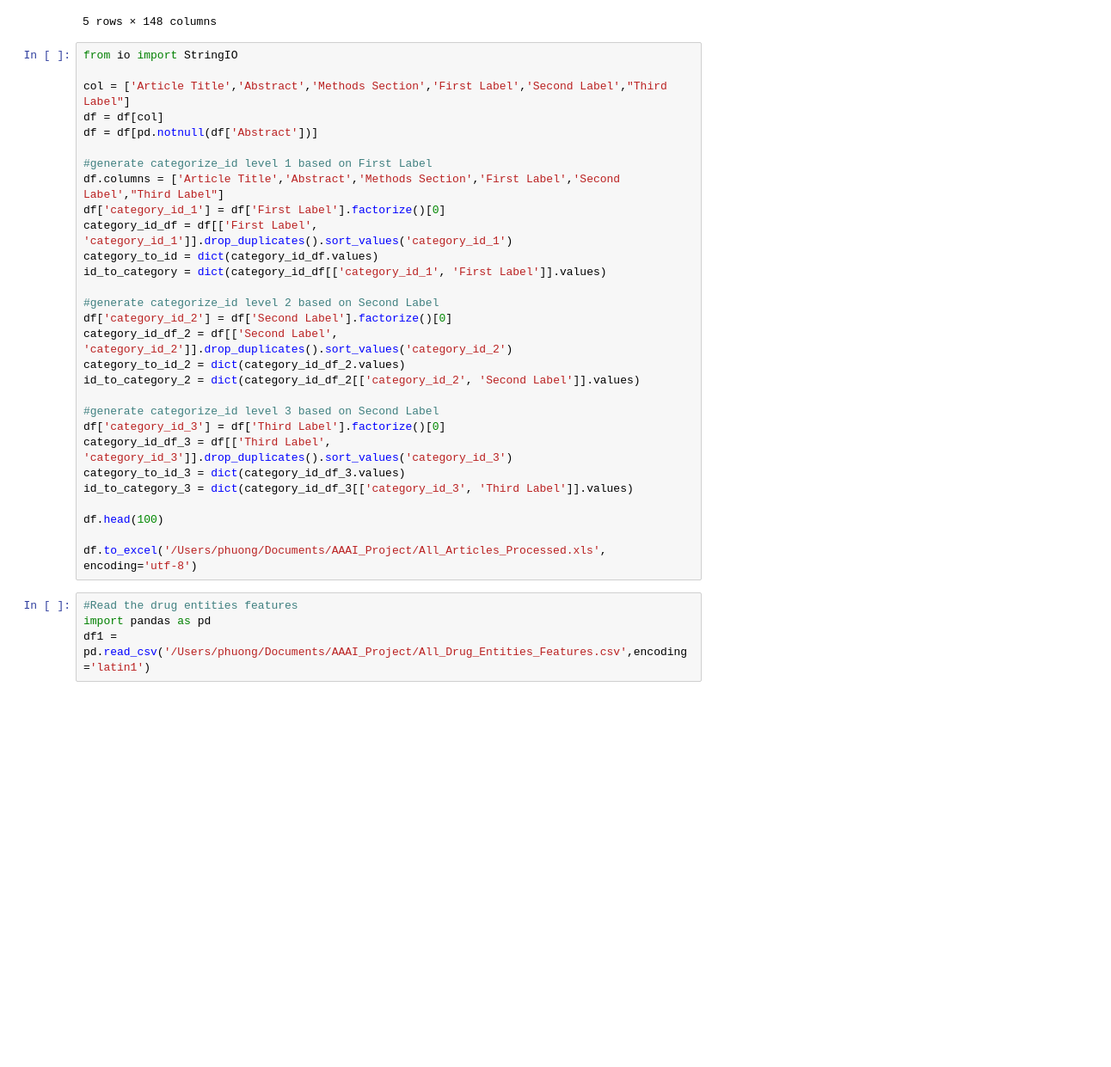
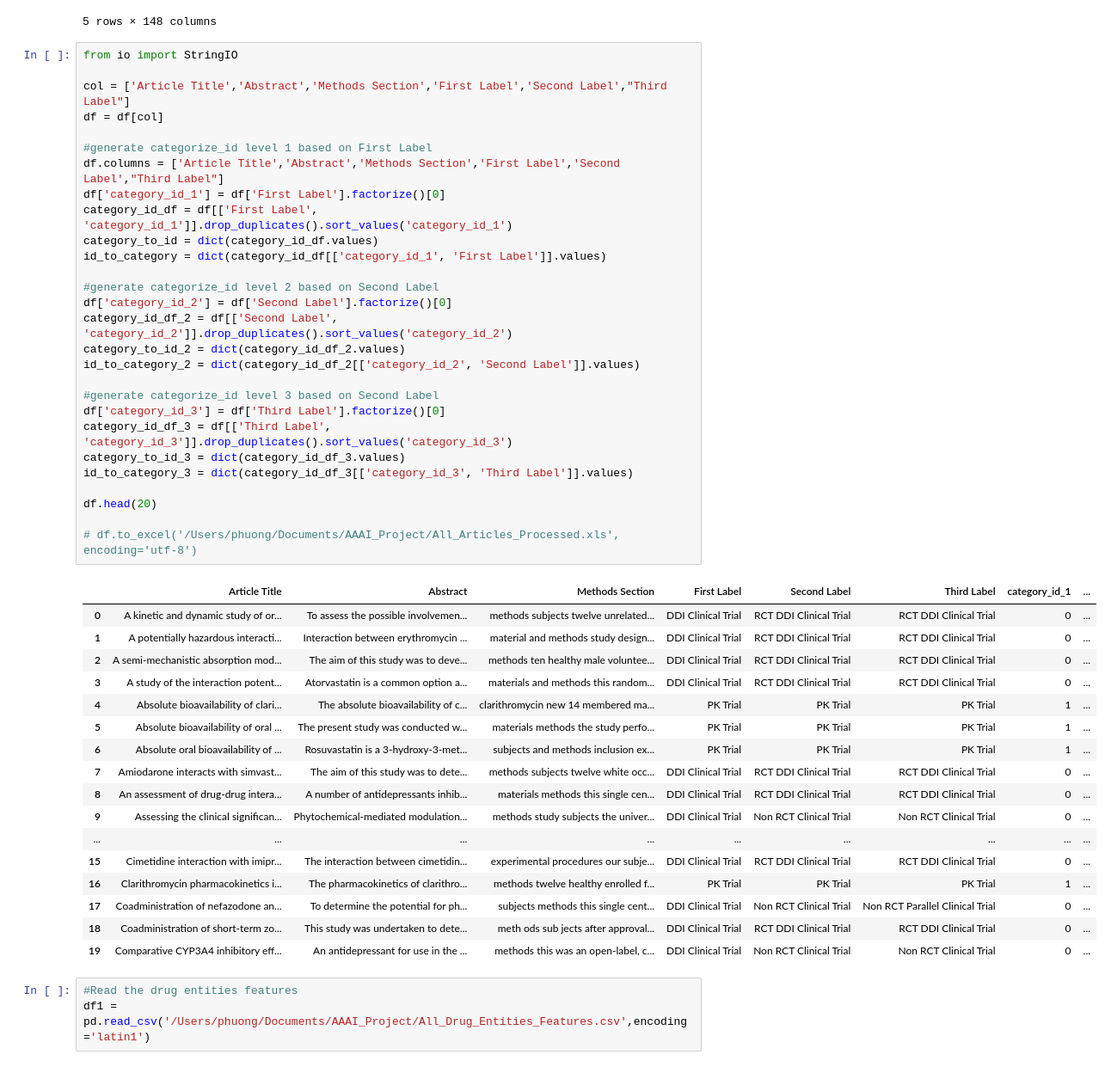
Before and after one commit to infoqualitylab/DDI_Ontology_NLP, a Jupyter notebook: DDITrialsClassifier.ipynb, the cells around one changed output. Shown at 86% size. Saved outputs shown, nothing was run; the diff lists cells and outputs as text; blank space fills up the shorter version.

```diff
--- a/DDITrialsClassifier.ipynb
+++ b/DDITrialsClassifier.ipynb
@@ -13,35 +13,51 @@ df.head()
 # %%
 from io import StringIO
 
 col = ['Article Title','Abstract','Methods Section','First Label','Second Label',"Third Label"]
 df = df[col]
-df = df[pd.notnull(df['Abstract'])]
 
 #generate categorize_id level 1 based on First Label
 df.columns = ['Article Title','Abstract','Methods Section','First Label','Second Label',"Third Label"]
 df['category_id_1'] = df['First Label'].factorize()[0]
 category_id_df = df[['First Label', 'category_id_1']].drop_duplicates().sort_values('category_id_1')
 category_to_id = dict(category_id_df.values)
 id_to_category = dict(category_id_df[['category_id_1', 'First Label']].values)
 
 #generate categorize_id level 2 based on Second Label
 df['category_id_2'] = df['Second Label'].factorize()[0]
 category_id_df_2 = df[['Second Label', 'category_id_2']].drop_duplicates().sort_values('category_id_2')
 category_to_id_2 = dict(category_id_df_2.values)
 id_to_category_2 = dict(category_id_df_2[['category_id_2', 'Second Label']].values)
 
 #generate categorize_id level 3 based on Second Label
 df['category_id_3'] = df['Third Label'].factorize()[0]
 category_id_df_3 = df[['Third Label', 'category_id_3']].drop_duplicates().sort_values('category_id_3')
 category_to_id_3 = dict(category_id_df_3.values)
 id_to_category_3 = dict(category_id_df_3[['category_id_3', 'Third Label']].values)
 
-df.head(100)
+df.head(20)
 
-df.to_excel('/Users/phuong/Documents/AAAI_Project/All_Articles_Processed.xls', encoding='utf-8')
+# df.to_excel('/Users/phuong/Documents/AAAI_Project/All_Articles_Processed.xls', encoding='utf-8')
+# %% [output]
+|  | Article Title | Abstract | Methods Section | First Label | Second Label | Third Label | category_id_1 | ... |
+| 0 | A kinetic and dynamic study of or... | To assess the possible involvemen... | methods subjects twelve unrelated... | DDI Clinical Trial | RCT DDI Clinical Trial | RCT DDI Clinical Trial | 0 | ... |
+| 1 | A potentially hazardous interacti... | Interaction between erythromycin ... | material and methods study design... | DDI Clinical Trial | RCT DDI Clinical Trial | RCT DDI Clinical Trial | 0 | ... |
+| 2 | A semi-mechanistic absorption mod... | The aim of this study was to deve... | methods ten healthy male voluntee... | DDI Clinical Trial | RCT DDI Clinical Trial | RCT DDI Clinical Trial | 0 | ... |
+| 3 | A study of the interaction potent... | Atorvastatin is a common option a... | materials and methods this random... | DDI Clinical Trial | RCT DDI Clinical Trial | RCT DDI Clinical Trial | 0 | ... |
+| 4 | Absolute bioavailability of clari... | The absolute bioavailability of c... | clarithromycin new 14 membered ma... | PK Trial | PK Trial | PK Trial | 1 | ... |
+| 5 | Absolute bioavailability of oral ... | The present study was conducted w... | materials methods the study perfo... | PK Trial | PK Trial | PK Trial | 1 | ... |
+| 6 | Absolute oral bioavailability of ... | Rosuvastatin is a 3-hydroxy-3-met... | subjects and methods inclusion ex... | PK Trial | PK Trial | PK Trial | 1 | ... |
+| 7 | Amiodarone interacts with simvast... | The aim of this study was to dete... | methods subjects twelve white occ... | DDI Clinical Trial | RCT DDI Clinical Trial | RCT DDI Clinical Trial | 0 | ... |
+| 8 | An assessment of drug-drug intera... | A number of antidepressants inhib... | materials methods this single cen... | DDI Clinical Trial | RCT DDI Clinical Trial | RCT DDI Clinical Trial | 0 | ... |
+| 9 | Assessing the clinical significan... | Phytochemical-mediated modulation... | methods study subjects the univer... | DDI Clinical Trial | Non RCT Clinical Trial | Non RCT Clinical Trial | 0 | ... |
+| ... | ... | ... | ... | ... | ... | ... | ... | ... |
+| 15 | Cimetidine interaction with imipr... | The interaction between cimetidin... | experimental procedures our subje... | DDI Clinical Trial | RCT DDI Clinical Trial | RCT DDI Clinical Trial | 0 | ... |
+| 16 | Clarithromycin pharmacokinetics i... | The pharmacokinetics of clarithro... | methods twelve healthy enrolled f... | PK Trial | PK Trial | PK Trial | 1 | ... |
+| 17 | Coadministration of nefazodone an... | To determine the potential for ph... | subjects methods this single cent... | DDI Clinical Trial | Non RCT Clinical Trial | Non RCT Parallel Clinical Trial | 0 | ... |
+| 18 | Coadministration of short-term zo... | This study was undertaken to dete... | meth ods sub jects after approval... | DDI Clinical Trial | RCT DDI Clinical Trial | RCT DDI Clinical Trial | 0 | ... |
+| 19 | Comparative CYP3A4 inhibitory eff... | An antidepressant for use in the ... | methods this was an open-label, c... | DDI Clinical Trial | Non RCT Clinical Trial | Non RCT Clinical Trial | 0 | ... |
 # %%
 #Read the drug entities features
-import pandas as pd
 df1 = pd.read_csv('/Users/phuong/Documents/AAAI_Project/All_Drug_Entities_Features.csv',encoding ='latin1')
 # %%
 import warnings
```
Also changed, not shown: parts of 5 cells of this notebook.
